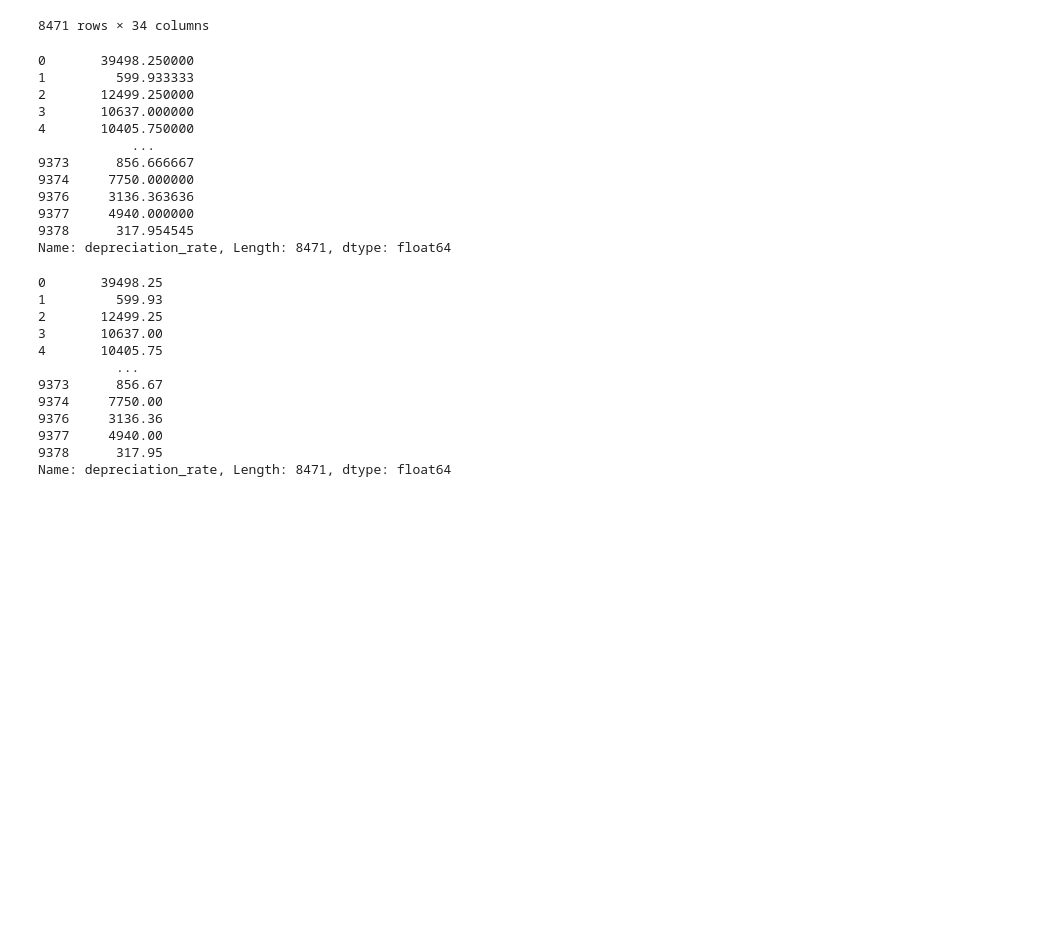
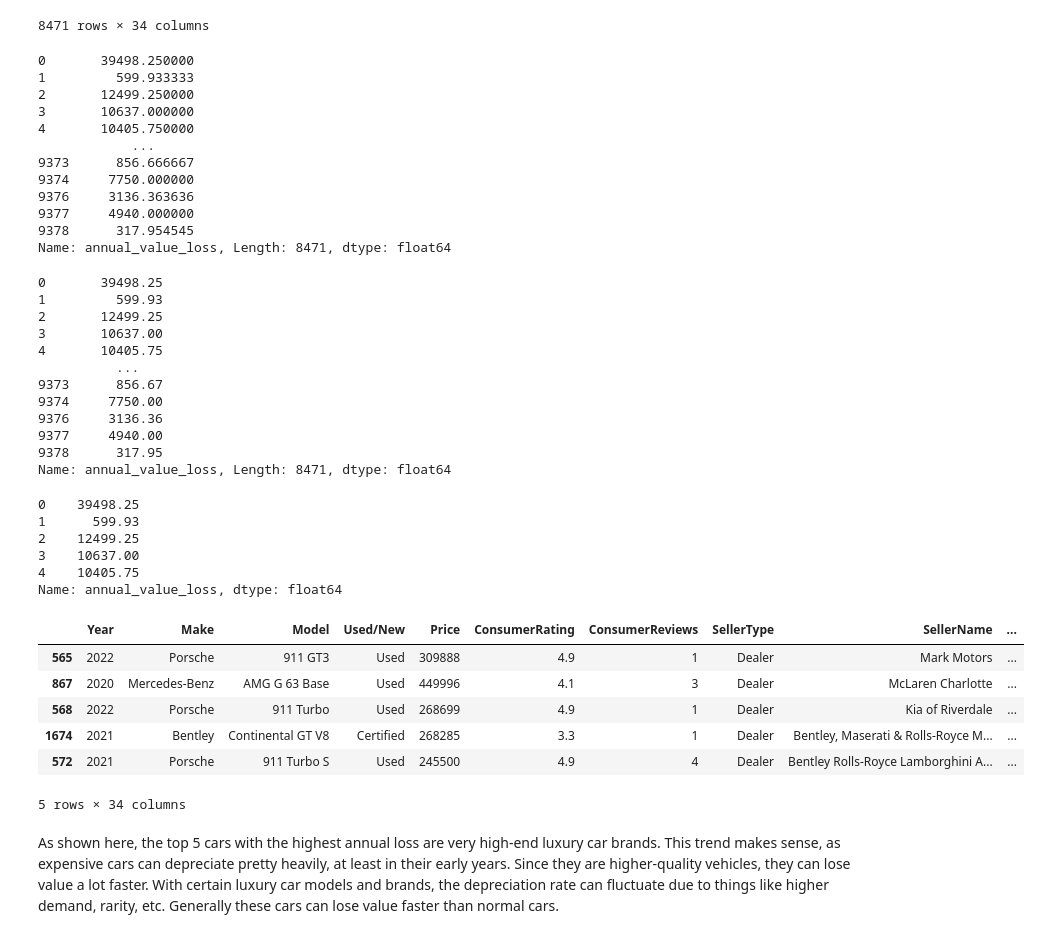
Before and after one commit to nvanderkaay/Data-Wizards-Group-Project, a Jupyter notebook: Justins-work-in-progress-folder/Question 5 (Justin).ipynb, the cells around one changed output. Drawn from its saved outputs; the diff is of its cells as text; code cells hidden in the pictures; blank space fills up the shorter version.

```diff
--- a/Justins-work-in-progress-folder/Question 5 (Justin).ipynb
+++ b/Justins-work-in-progress-folder/Question 5 (Justin).ipynb
@@ -149,8 +149,8 @@ car_sale['Age'] = 2025 - car_sale['Year']
 #figures out the age of the cars using 2025 as a refrence year
 # %%
 
-car_sale["depreciation_rate"] = car_sale["Price"] / car_sale["Age"]
-car_sale["depreciation_rate"]
+car_sale["annual_value_loss"] = car_sale["Price"] / car_sale["Age"]
+car_sale["annual_value_loss"]
 # %% [output]
 0       39498.250000
 1         599.933333
@@ -163,10 +163,10 @@ car_sale["depreciation_rate"]
 9376     3136.363636
 9377     4940.000000
 9378      317.954545
-Name: depreciation_rate, Length: 8471, dtype: float64
+Name: annual_value_loss, Length: 8471, dtype: float64
 # %%
-car_sale["depreciation_rate"] = car_sale["depreciation_rate"].round(2)
-car_sale["depreciation_rate"]
+car_sale["annual_value_loss"] = car_sale["annual_value_loss"].round(2)
+car_sale["annual_value_loss"]
 # %% [output]
 0       39498.25
 1         599.93
@@ -179,4 +179,28 @@ car_sale["depreciation_rate"]
 9376     3136.36
 9377     4940.00
 9378      317.95
-Name: depreciation_rate, Length: 8471, dtype: float64
+Name: annual_value_loss, Length: 8471, dtype: float64
+# %%
+
+car_sale["annual_value_loss"].head()
+# %% [output]
+0    39498.25
+1      599.93
+2    12499.25
+3    10637.00
+4    10405.75
+Name: annual_value_loss, dtype: float64
+# %%
+top_annual_loss = car_sale.sort_values(by="annual_value_loss", ascending=False)
+top_5_annual_loss = top_annual_loss.head(5)
+top_5_annual_loss
+# %% [output]
+|  | Year | Make | Model | Used/New | Price | ConsumerRating | ConsumerReviews | SellerType | SellerName | ... |
+| 565 | 2022 | Porsche | 911 GT3 | Used | 309888 | 4.9 | 1 | Dealer | Mark Motors | ... |
+| 867 | 2020 | Mercedes-Benz | AMG G 63 Base | Used | 449996 | 4.1 | 3 | Dealer | McLaren Charlotte | ... |
+| 568 | 2022 | Porsche | 911 Turbo | Used | 268699 | 4.9 | 1 | Dealer | Kia of Riverdale | ... |
+| 1674 | 2021 | Bentley | Continental GT V8 | Certified | 268285 | 3.3 | 1 | Dealer | Bentley, Maserati & Rolls-Royce M... | ... |
+| 572 | 2021 | Porsche | 911 Turbo S | Used | 245500 | 4.9 | 4 | Dealer | Bentley Rolls-Royce Lamborghini A... | ... |
+5 rows × 34 columns
+# %% [markdown]
+As shown here, the top 5 cars with the highest annual loss are very high-end luxury car brands. This trend makes sense, as expensive cars can depreciate pretty heavily, at least in their early years. Since they are higher-quality vehicles, they can lose value a lot faster. With certain luxury car models and brands, the depreciation rate can fluctuate due to things like higher demand, rarity, etc. Generally these cars can lose value faster than normal cars.
```
Also changed, not shown: 1 other file.
